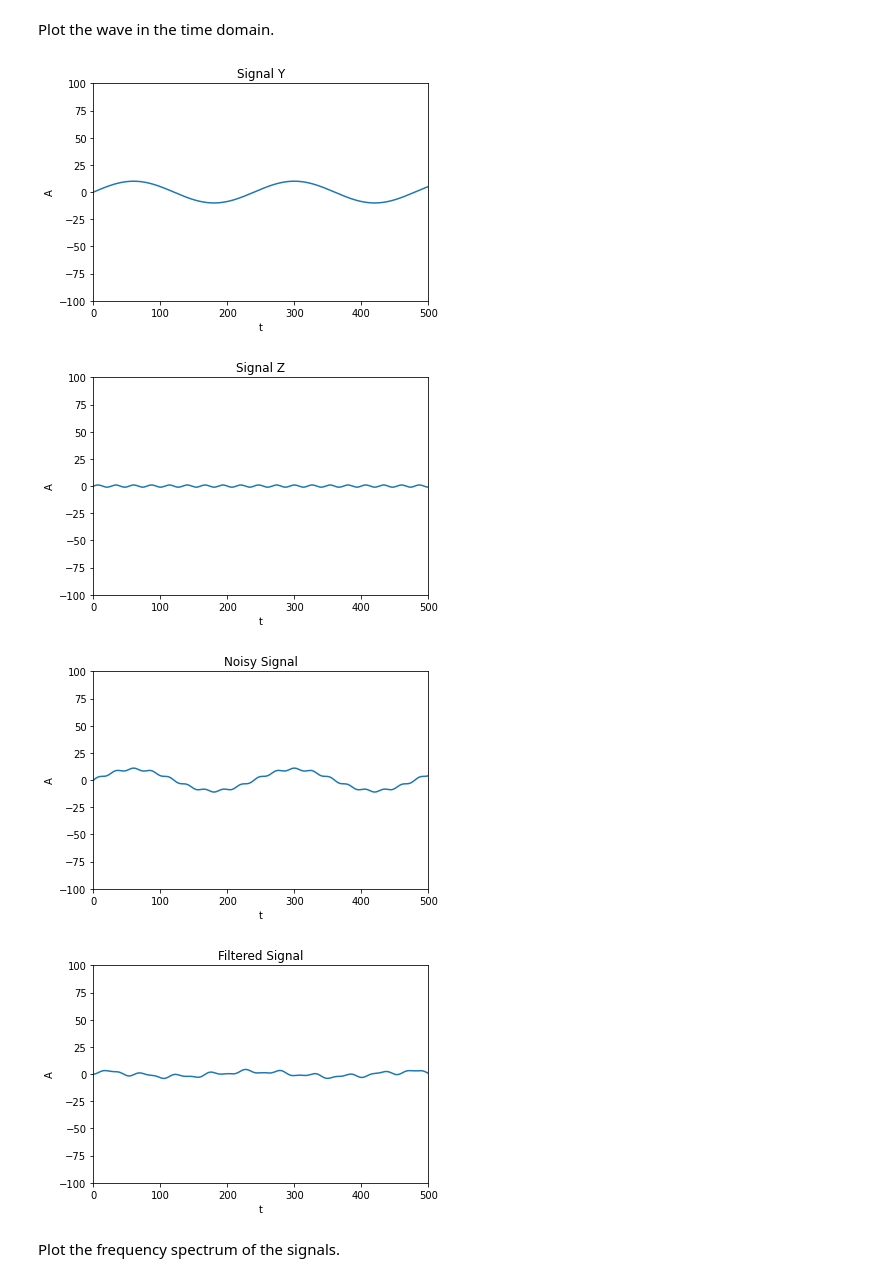
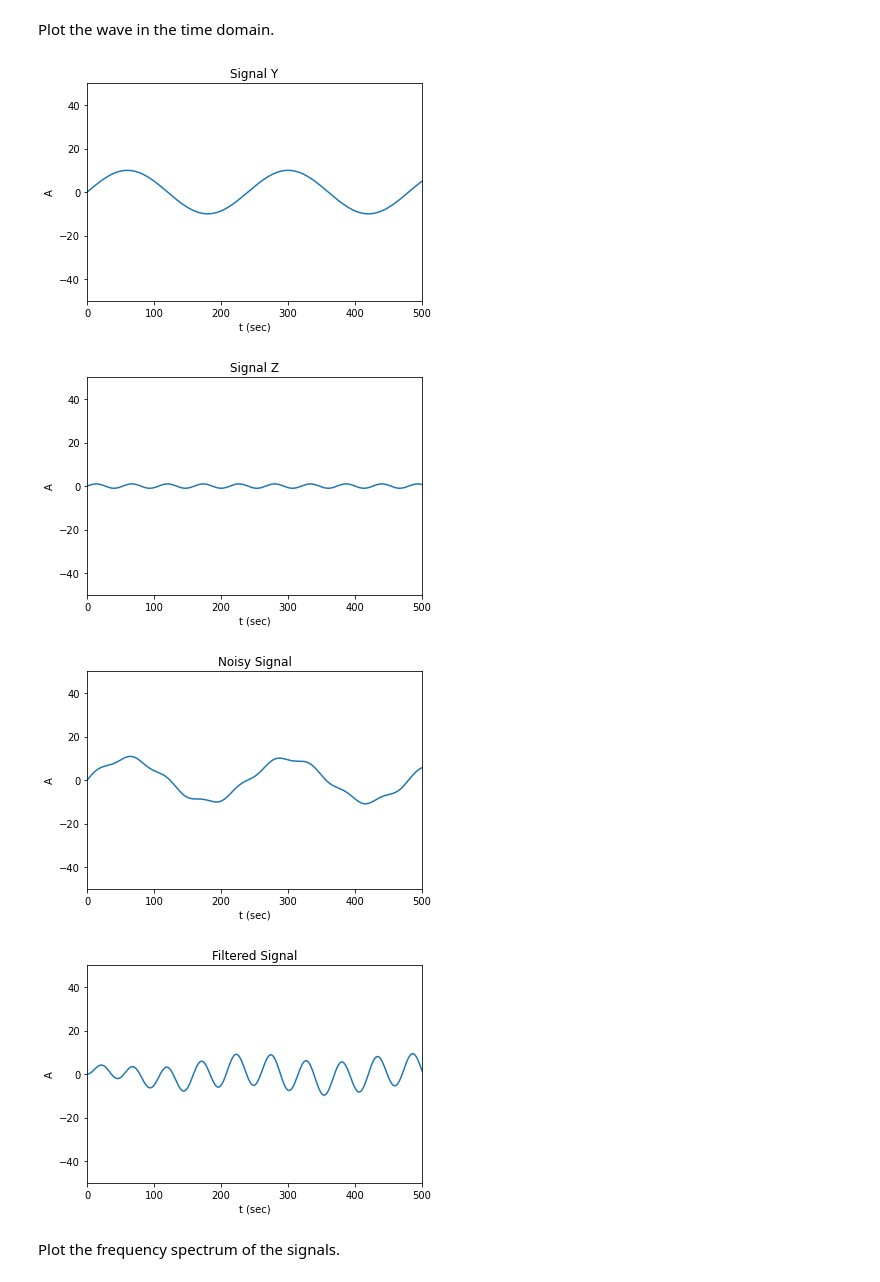
Before and after one commit to kowals14/microphone-interface, a Jupyter notebook: dsp_test/test_filter.ipynb, the cells around one changed output. Drawn from its saved outputs; the diff is of its cells as text; code cells hidden in the pictures.

Commit message:
improved graph output

```diff
--- a/dsp_test/test_filter.ipynb
+++ b/dsp_test/test_filter.ipynb
@@ -52,18 +52,19 @@ def plotEq(f_x, x_arr, title, xlabel, ylabel):
     plt.xlabel(xlabel)
     plt.ylabel(ylabel)
     plt.plot(x_arr, f_x)
-    plt.ylim(-100,100)
+    plt.ylim(-50,50)
     plt.xlim(0,500)
 
 def plotDTFT(f_x, x_arr, title, xlabel, ylabel):
     X, w = DTFT(f_x, 512)
+    w = (w * 48000) / (2*np.pi)
     plt.figure()
     plt.title(title)
     plt.xlabel(xlabel)
     plt.ylabel(ylabel)
-    plt.plot(w, X)
+    plt.plot(w, np.abs(X))
     plt.ylim(0,200000)
-    plt.xlim(0,0.5)
+    plt.xlim(0,1000)
 
 def DTFT(x, M):
     """
@@ -93,7 +94,7 @@ Generate two sine waves at different frequencies to then combine them into a noi
 duration = 2   # duration of the signal in seconds
 sample_rate = 48000  # samples per second
 
-t = np.linspace(0, duration, int(sample_rate * duration), endpoint=False) # time samples
+t = np.linspace(0, duration, int(sample_rate * duration)) # time samples
 
 A_1 = 10.0  # amplitude 1
 A_2 = 1.0  # amplitude 2
@@ -102,7 +103,7 @@ f_1  = 200.0  # frequency 1
 f_2  = 900.0  # frequency 2
 
 y = A_1 * np.sin(2 * np.pi * f_1 * t)
-z = A_2 * np.sin(2 * np.pi * f_2 * 2 * t)
+z = A_2 * np.sin(2 * np.pi * f_2 * t)
 
 c_noisy_signal = (c_double * len(t))()
 c_filtered_signal = (c_double * len(t))()
@@ -111,7 +112,7 @@ for i in range(len(t)):
     c_noisy_signal[i] = y[i] + z[i]
     c_filtered_signal[i] = 0.0
 
-params = get_params(FILTER_BANDPASS, 48000, 950, 1000, 100)
+params = get_params(FILTER_BANDPASS, 48000, 950, 5, 10)
 filter(c_noisy_signal, c_filtered_signal, len(t), params)
 
 noisy_signal = np.array(c_noisy_signal)
@@ -119,15 +120,15 @@ filtered_signal = np.array(c_filtered_signal)
 # %% [markdown]
 Plot the wave in the time domain.
 # %%
-plotEq(y, np.arange(len(t)), "Signal Y","t","A")
-plotEq(z, np.arange(len(t)), "Signal Z","t","A")
-plotEq(noisy_signal, np.arange(len(t)), "Noisy Signal","t","A")
-plotEq(filtered_signal, np.arange(len(t)), "Filtered Signal","t","A")
+plotEq(y, np.arange(len(t)), "Signal Y","t (sec)","A")
+plotEq(z, np.arange(len(t)), "Signal Z","t (sec)","A")
+plotEq(noisy_signal, np.arange(len(t)), "Noisy Signal","t (sec)","A")
+plotEq(filtered_signal, np.arange(len(t)), "Filtered Signal","t (sec)","A")
 # %% [output]
-[figure, old version]
+[figure, new version]
-[figure, old version]
+[figure, new version]
-[figure, old version]
+[figure, new version]
-[figure, old version]
+[figure, new version]
 # %% [markdown]
 Plot the frequency spectrum of the signals.
 # %%
```
Also changed, not shown: parts of 1 cell of this notebook.
